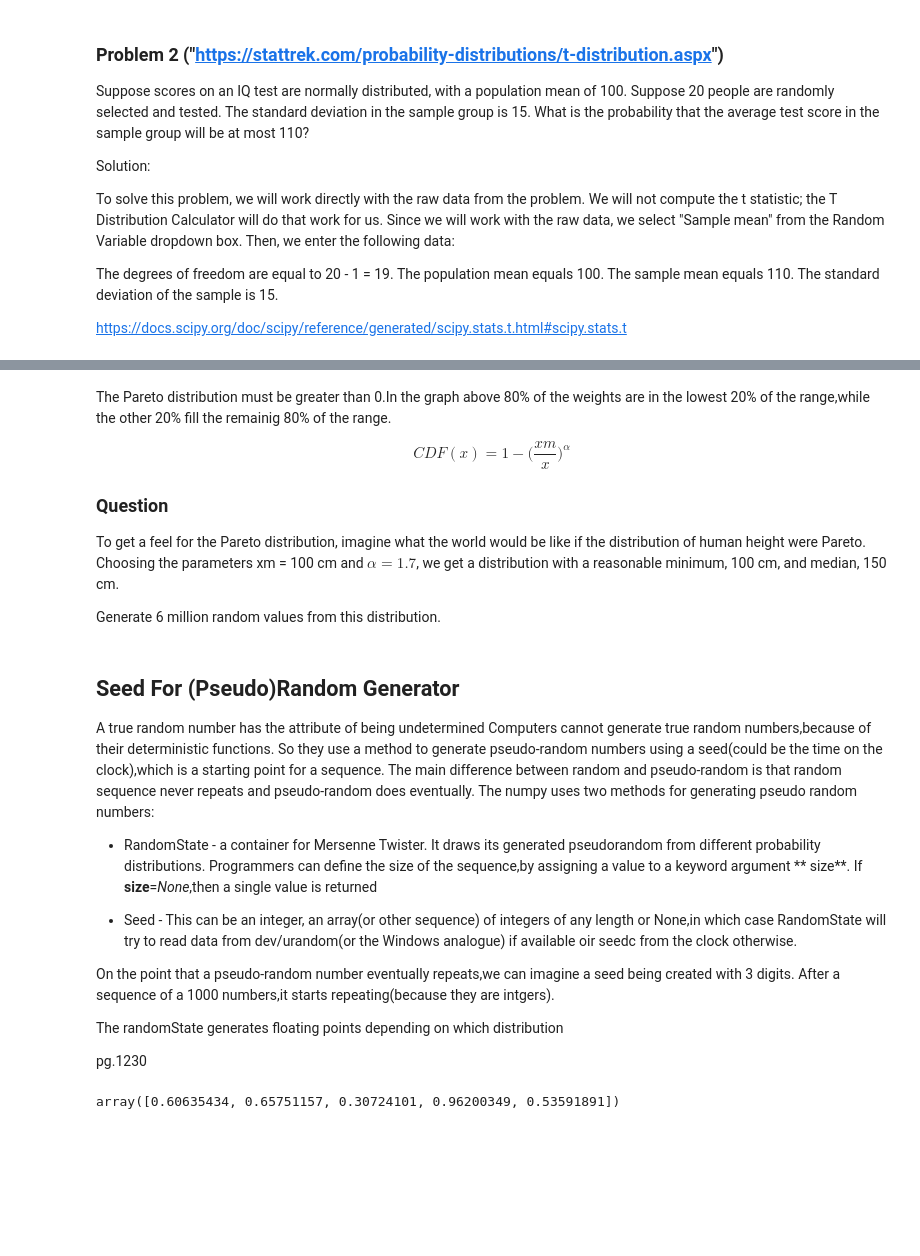
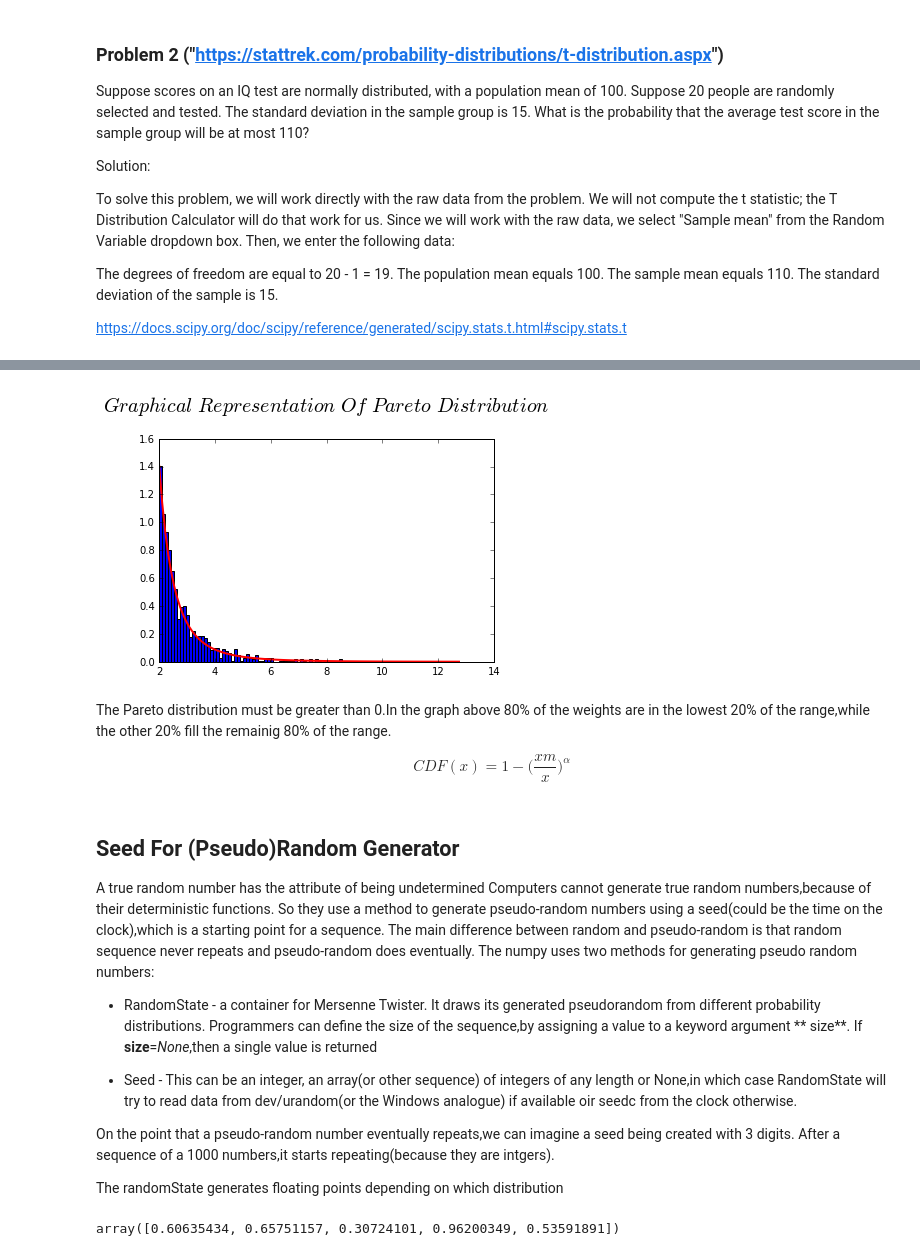
Before and after one commit to MarcoMen-Temp/Programming-Practice, a Jupyter notebook: NumpyAssignment.ipynb, the cells around one changed output, grey strips where cells are left out. Cells and saved outputs as stored; diff of their text form; code cells hidden in the pictures; blank space fills up the shorter version.

```diff
--- a/NumpyAssignment.ipynb
+++ b/NumpyAssignment.ipynb
@@ -700,20 +710,17 @@ Pareto developed the distribution to describe the distribution of wealth in an e
 # %%
 shape,mode = 3., 2.
 pt = (np.random.pareto(shape,1000) + 1) * mode
 
 a =  "Graphical\ Representation\ Of\ Pareto\ Distribution"
-count, bins, _ = plt.hist(pt, 100, normed=True)
+count, bins, _ = plt.hist(pt, 100, density=True)
 fit = shape*mode*shape / bins**(shape+1)
 plt.plot(bins, max(count)*fit/max(fit), linewidth=2, color='r')
 plt.plot()
 plt.title('$%s$ \n'%a, fontsize=20)
 plt.show()
+# %% [output]
+[figure, added]
 # %% [markdown]
 The Pareto distribution must be greater than 0.In the graph above 80% of the weights are in the lowest 20% of the range,while the other 20% fill the remainig 80% of the range.
 
 $$ CDF(x) = 1 - \bigg(\frac {xm} { x}\bigg) ^ \alpha $$
-
-### Question
-To get a feel for the Pareto distribution, imagine what the world would be like if the distribution of human height were Pareto. Choosing the parameters xm = 100 cm and $\alpha = 1.7$, we get a distribution with a reasonable minimum, 100 cm, and median, 150 cm.
-
-Generate 6 million random values from this distribution.
@@ -750,9 +738,6 @@ Computers cannot generate true random numbers,because of their deterministic fun
 On the point that a pseudo-random number eventually repeats,we can imagine a seed being created with 3 digits. After a sequence of a 1000 numbers,it starts repeating(because they are intgers).
 
 The randomState generates floating points depending on which distribution
-
-
-pg.1230
 # %%
 # in order to demonstrate the point that random numbers are not random
 # this example will generate random numbers with the same seed twice
```
Also changed, not shown: parts of 19 cells of this notebook.
